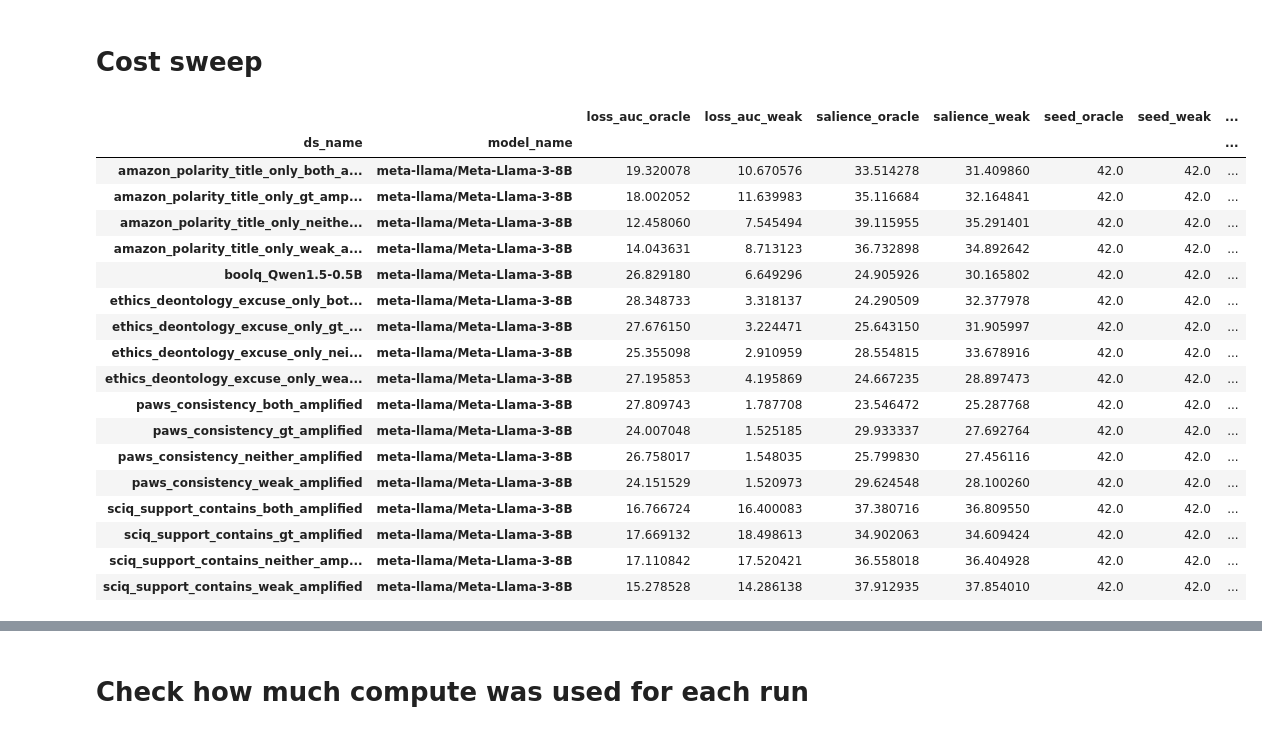
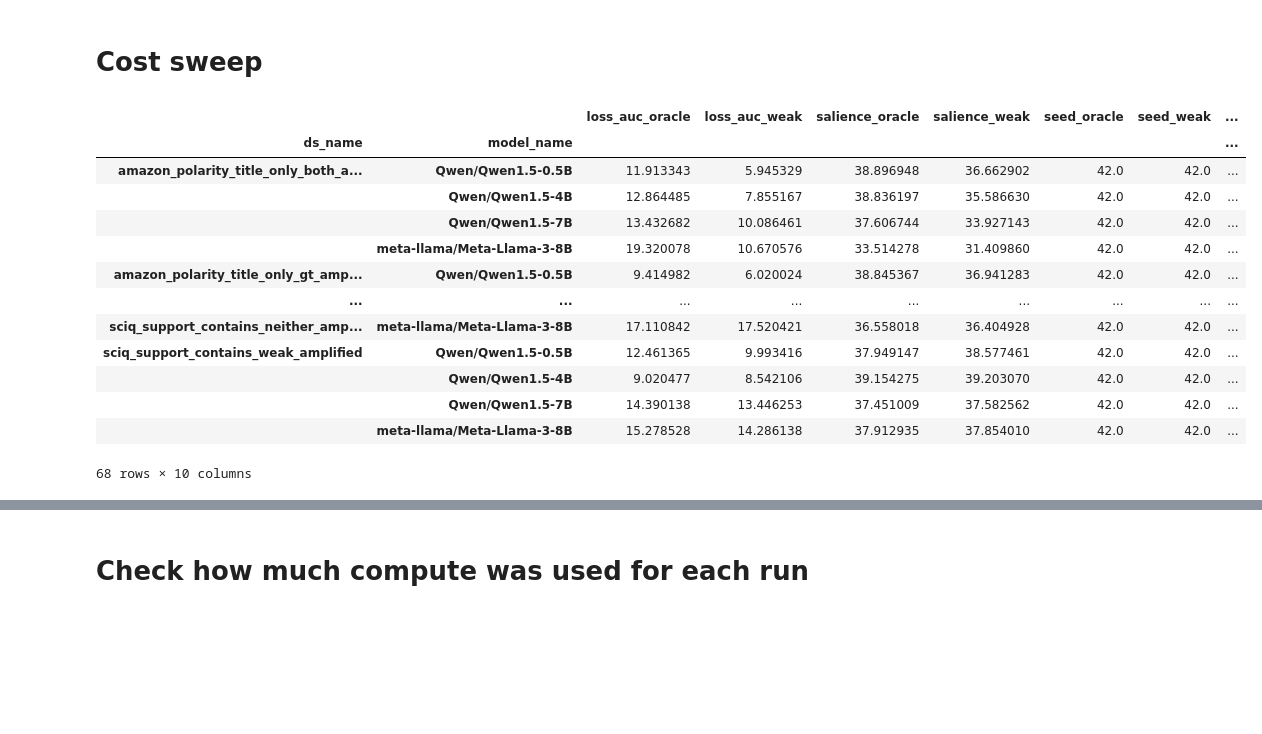
Before and after one commit to EleutherAI/scalable-elicitation, a Jupyter notebook: analysis.ipynb, the cells around one changed output, grey strips where cells are left out. Drawn from its saved outputs; the diff is of its cells as text; code cells hidden in the pictures; blank space fills up the shorter version.

```diff
--- a/analysis.ipynb
+++ b/analysis.ipynb
@@ -139,48 +187,43 @@ auc_df.to_json("results/salience_results_all_models.json", orient="records", lin
 # %%
 import pandas as pd
 
-models = ["meta-llama/Meta-Llama-3-8B"]
+models = None
 ds_names = ["boolq_Qwen1.5-0.5B"]
 ds_names += [f"{ds_name}_{prompt}" for ds_name in ["paws_consistency", "ethics_deontology_excuse_only", "amazon_polarity_title_only", "sciq_support_contains"] for prompt in ["weak_amplified", "both_amplified", "neither_amplified", "gt_amplified"]]
 
 def get_salience_df(name="results/salience_results_all_models.json", models=None, ds_names=None):
     salience_df = pd.read_json(name, orient="records", lines=True)
     if models:
         salience_df = salience_df[salience_df["model_name"].isin(models)]
     if ds_names:
         salience_df = salience_df[salience_df["ds_name"].isin(ds_names)]
     avgd_salience_df = salience_df.groupby(["ds_name", "against", "model_name"], as_index=False).mean(numeric_only=True)
     # pivot on "against"
     salience_df = avgd_salience_df.pivot(index=["ds_name", "model_name"], columns="against")
     # flatten the index
     salience_df.columns = ['_'.join(col).strip() for col in salience_df.columns.values]
     salience_df["weak_label_acc"] = salience_df["weak_label_acc_oracle"]
     salience_df["weak_label_auroc"] = salience_df["weak_label_auroc_oracle"]
     salience_df = salience_df.drop(columns=["weak_label_acc_oracle", "weak_label_auroc_oracle", "weak_label_acc_weak", "weak_label_auroc_weak"])
     return salience_df
 
 salience_df = get_salience_df(models=models, ds_names=None)
 salience_df
 # %% [output]
 |  |  | loss_auc_oracle | loss_auc_weak | salience_oracle | salience_weak | seed_oracle | seed_weak | ... |
 | ds_name | model_name |  |  |  |  |  |  | ... |
-| amazon_polarity_title_only_both_a... | meta-llama/Meta-Llama-3-8B | 19.320078 | 10.670576 | 33.514278 | 31.409860 | 42.0 | 42.0 | ... |
-| amazon_polarity_title_only_gt_amp... | meta-llama/Meta-Llama-3-8B | 18.002052 | 11.639983 | 35.116684 | 32.164841 | 42.0 | 42.0 | ... |
-| amazon_polarity_title_only_neithe... | meta-llama/Meta-Llama-3-8B | 12.458060 | 7.545494 | 39.115955 | 35.291401 | 42.0 | 42.0 | ... |
-| amazon_polarity_title_only_weak_a... | meta-llama/Meta-Llama-3-8B | 14.043631 | 8.713123 | 36.732898 | 34.892642 | 42.0 | 42.0 | ... |
-| boolq_Qwen1.5-0.5B | meta-llama/Meta-Llama-3-8B | 26.829180 | 6.649296 | 24.905926 | 30.165802 | 42.0 | 42.0 | ... |
-| ethics_deontology_excuse_only_bot... | meta-llama/Meta-Llama-3-8B | 28.348733 | 3.318137 | 24.290509 | 32.377978 | 42.0 | 42.0 | ... |
-| ethics_deontology_excuse_only_gt_... | meta-llama/Meta-Llama-3-8B | 27.676150 | 3.224471 | 25.643150 | 31.905997 | 42.0 | 42.0 | ... |
-| ethics_deontology_excuse_only_nei... | meta-llama/Meta-Llama-3-8B | 25.355098 | 2.910959 | 28.554815 | 33.678916 | 42.0 | 42.0 | ... |
-| ethics_deontology_excuse_only_wea... | meta-llama/Meta-Llama-3-8B | 27.195853 | 4.195869 | 24.667235 | 28.897473 | 42.0 | 42.0 | ... |
-| paws_consistency_both_amplified | meta-llama/Meta-Llama-3-8B | 27.809743 | 1.787708 | 23.546472 | 25.287768 | 42.0 | 42.0 | ... |
-| paws_consistency_gt_amplified | meta-llama/Meta-Llama-3-8B | 24.007048 | 1.525185 | 29.933337 | 27.692764 | 42.0 | 42.0 | ... |
-| paws_consistency_neither_amplified | meta-llama/Meta-Llama-3-8B | 26.758017 | 1.548035 | 25.799830 | 27.456116 | 42.0 | 42.0 | ... |
-| paws_consistency_weak_amplified | meta-llama/Meta-Llama-3-8B | 24.151529 | 1.520973 | 29.624548 | 28.100260 | 42.0 | 42.0 | ... |
-| sciq_support_contains_both_amplified | meta-llama/Meta-Llama-3-8B | 16.766724 | 16.400083 | 37.380716 | 36.809550 | 42.0 | 42.0 | ... |
-| sciq_support_contains_gt_amplified | meta-llama/Meta-Llama-3-8B | 17.669132 | 18.498613 | 34.902063 | 34.609424 | 42.0 | 42.0 | ... |
+| amazon_polarity_title_only_both_a... | Qwen/Qwen1.5-0.5B | 11.913343 | 5.945329 | 38.896948 | 36.662902 | 42.0 | 42.0 | ... |
+|  | Qwen/Qwen1.5-4B | 12.864485 | 7.855167 | 38.836197 | 35.586630 | 42.0 | 42.0 | ... |
+|  | Qwen/Qwen1.5-7B | 13.432682 | 10.086461 | 37.606744 | 33.927143 | 42.0 | 42.0 | ... |
+|  | meta-llama/Meta-Llama-3-8B | 19.320078 | 10.670576 | 33.514278 | 31.409860 | 42.0 | 42.0 | ... |
+| amazon_polarity_title_only_gt_amp... | Qwen/Qwen1.5-0.5B | 9.414982 | 6.020024 | 38.845367 | 36.941283 | 42.0 | 42.0 | ... |
+| ... | ... | ... | ... | ... | ... | ... | ... | ... |
 | sciq_support_contains_neither_amp... | meta-llama/Meta-Llama-3-8B | 17.110842 | 17.520421 | 36.558018 | 36.404928 | 42.0 | 42.0 | ... |
-| sciq_support_contains_weak_amplified | meta-llama/Meta-Llama-3-8B | 15.278528 | 14.286138 | 37.912935 | 37.854010 | 42.0 | 42.0 | ... |
+| sciq_support_contains_weak_amplified | Qwen/Qwen1.5-0.5B | 12.461365 | 9.993416 | 37.949147 | 38.577461 | 42.0 | 42.0 | ... |
+|  | Qwen/Qwen1.5-4B | 9.020477 | 8.542106 | 39.154275 | 39.203070 | 42.0 | 42.0 | ... |
+|  | Qwen/Qwen1.5-7B | 14.390138 | 13.446253 | 37.451009 | 37.582562 | 42.0 | 42.0 | ... |
+|  | meta-llama/Meta-Llama-3-8B | 15.278528 | 14.286138 | 37.912935 | 37.854010 | 42.0 | 42.0 | ... |
+68 rows × 10 columns
 # %%
 # Oracle usefulness: smoothly interpolate data. Sample some budget, spending frac pairs. Average over budgets. Compute argmax auc over spending fractions.
 # “Optimal spending ratio” aggregated in a weird way
```
Also changed, not shown: parts of 22 cells of this notebook, 11 other files.
